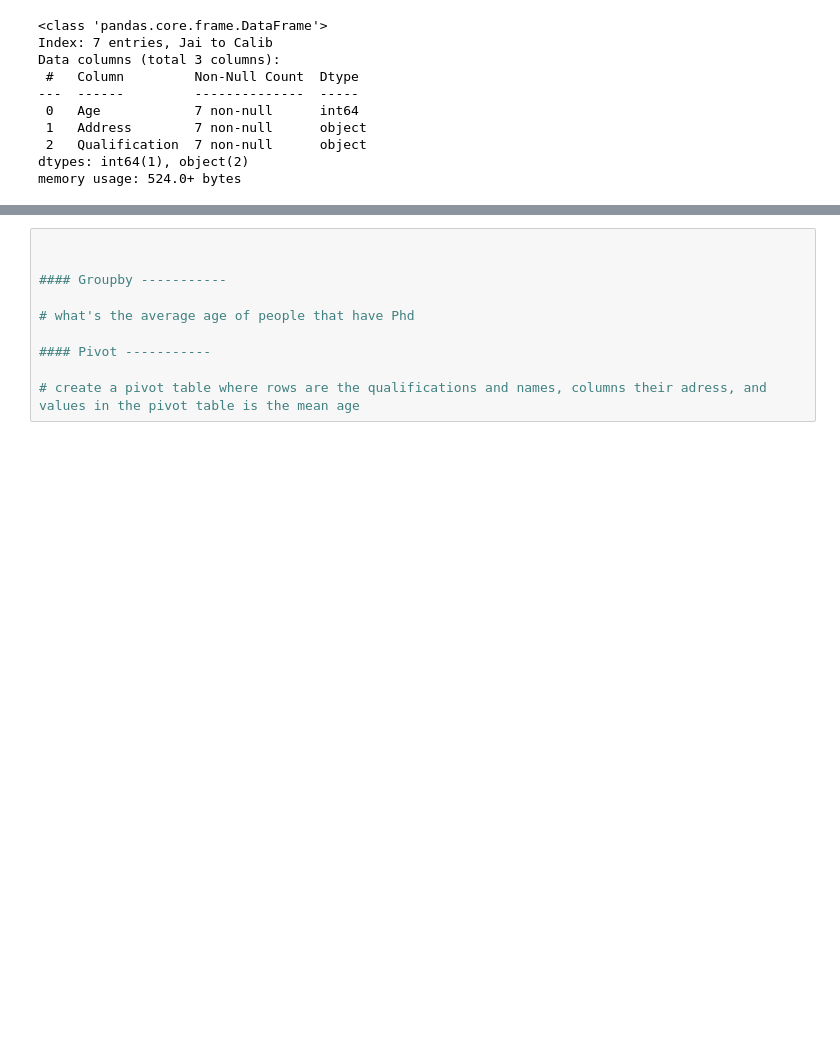
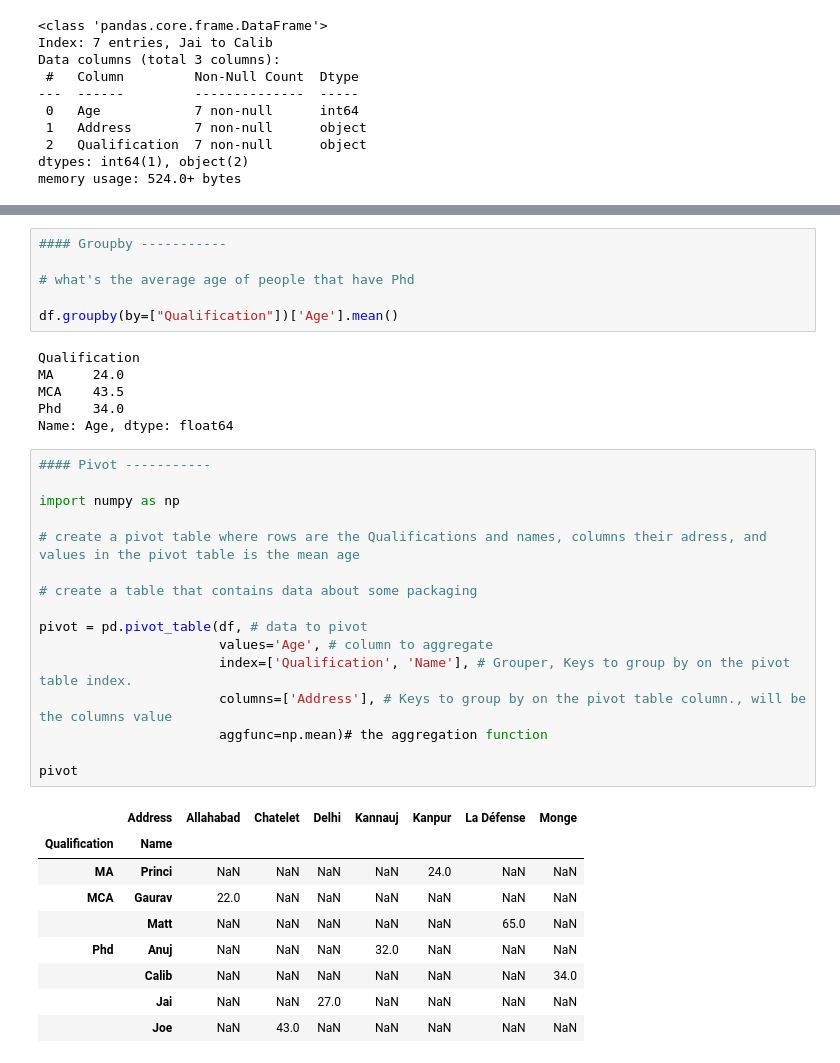
Before and after one commit to datalover2023/Excel_Automation, a Jupyter notebook: Practice_Module_1.ipynb, the cells around one changed output, grey strips where cells are left out. Drawn from its saved outputs; the diff is of its cells as text; blank space fills up the shorter version.

```diff
--- a/Practice_Module_1.ipynb
+++ b/Practice_Module_1.ipynb
@@ -407,10 +419,38 @@ memory usage: 524.0+ bytes
 # %%
-
-
 #### Groupby -----------
 
 # what's the average age of people that have Phd
 
-#### Pivot -----------
-
-# create a pivot table where rows are the qualifications and names, columns their adress, and values in the pivot table is the mean age
+df.groupby(by=["Qualification"])['Age'].mean()
+# %% [output]
+Qualification
+MA     24.0
+MCA    43.5
+Phd    34.0
+Name: Age, dtype: float64
+# %%
+#### Pivot -----------
+
+import numpy as np
+
+# create a pivot table where rows are the Qualifications and names, columns their adress, and values in the pivot table is the mean age
+
+# create a table that contains data about some packaging
+
+pivot = pd.pivot_table(df, # data to pivot
+                       values='Age', # column to aggregate
+                       index=['Qualification', 'Name'], # Grouper, Keys to group by on the pivot table index.
+                       columns=['Address'], # Keys to group by on the pivot table column., will be the columns value
+                       aggfunc=np.mean)# the aggregation function
+
+pivot
+# %% [output]
+|  | Address | Allahabad | Chatelet | Delhi | Kannauj | Kanpur | La Défense | Monge |
+| Qualification | Name |  |  |  |  |  |  |  |
+| MA | Princi | NaN | NaN | NaN | NaN | 24.0 | NaN | NaN |
+| MCA | Gaurav | 22.0 | NaN | NaN | NaN | NaN | NaN | NaN |
+|  | Matt | NaN | NaN | NaN | NaN | NaN | 65.0 | NaN |
+| Phd | Anuj | NaN | NaN | NaN | 32.0 | NaN | NaN | NaN |
+|  | Calib | NaN | NaN | NaN | NaN | NaN | NaN | 34.0 |
+|  | Jai | NaN | NaN | 27.0 | NaN | NaN | NaN | NaN |
+|  | Joe | NaN | 43.0 | NaN | NaN | NaN | NaN | NaN |
```
Also changed, not shown: parts of 1 cell of this notebook.
